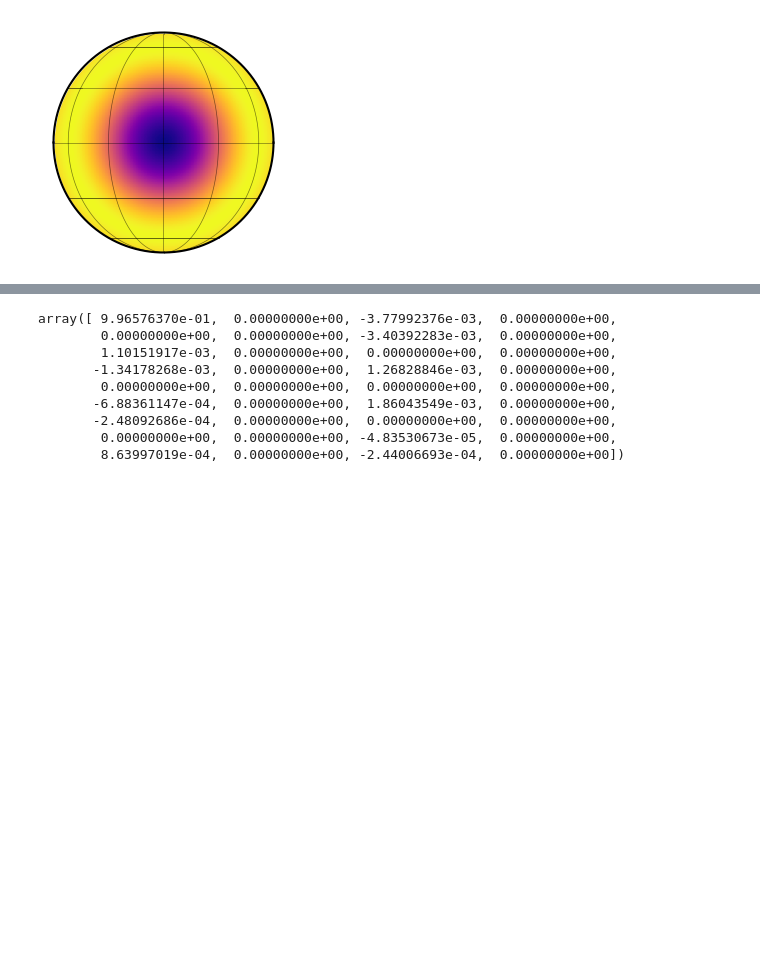
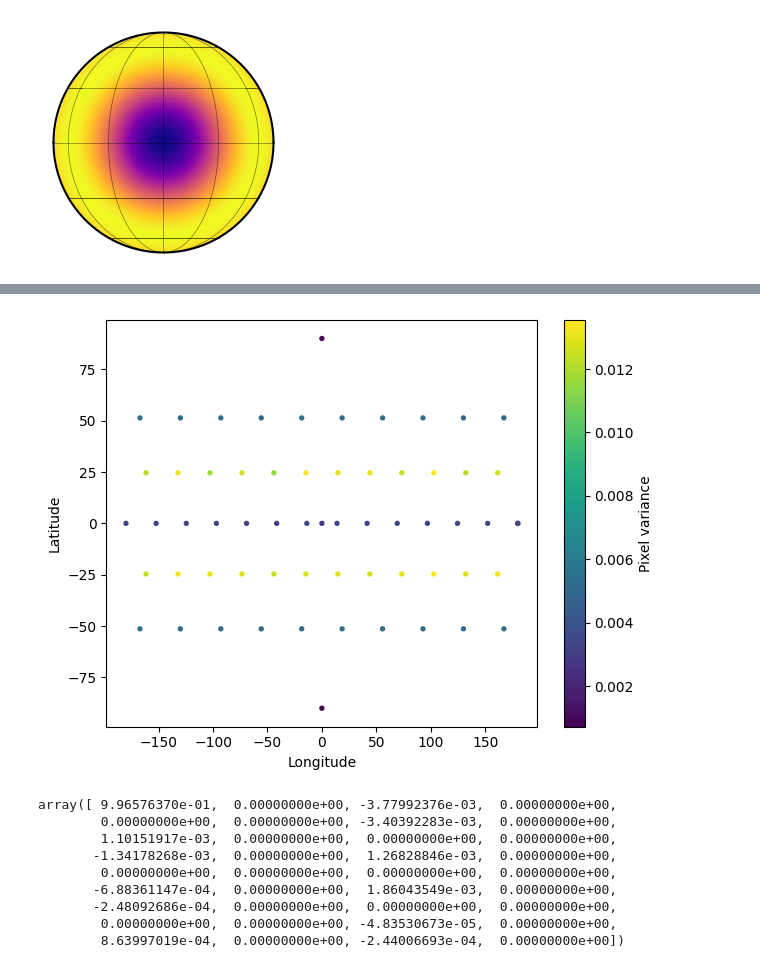
Before and after one commit to farr/StarryStarryProcessJaxoplanet, a Jupyter notebook: StarryProcessIntegrals.ipynb, the cells around one changed output, grey strips where cells are left out. Saved outputs shown, nothing was run; the diff lists cells and outputs as text; code cells hidden in the pictures; blank space fills up the shorter version.

```diff
--- a/StarryProcessIntegrals.ipynb
+++ b/StarryProcessIntegrals.ipynb
@@ -112,3 +179,15 @@ sp = starry_process.StarryProcess(r=r, c=c,ydeg=lmax)
+# %%
+pix_mean = p_samples.mean(axis=0)
+pix_var = p_samples.var(axis=0)
+
+plt.scatter(lon, lat, c=pix_var, s=8)
+plt.colorbar(label="Pixel variance")
+plt.xlabel("Longitude")
+plt.ylabel("Latitude")
+plt.tight_layout()
+plt.show()
+# %% [output]
+[figure, added]
 # %%
 ephi
 # %% [output]
```
Also changed, not shown: parts of 30 cells of this notebook, 2 other files.
